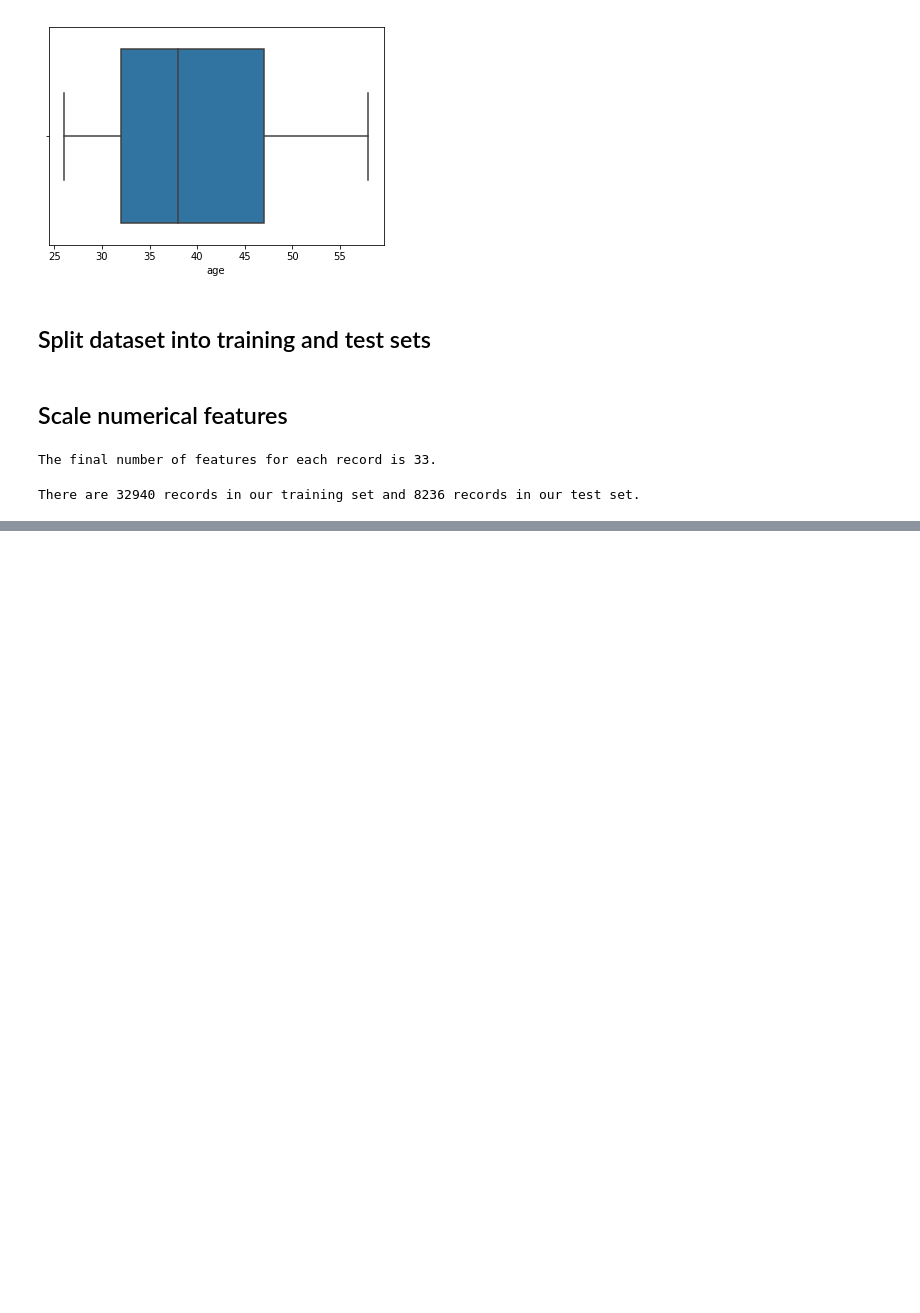
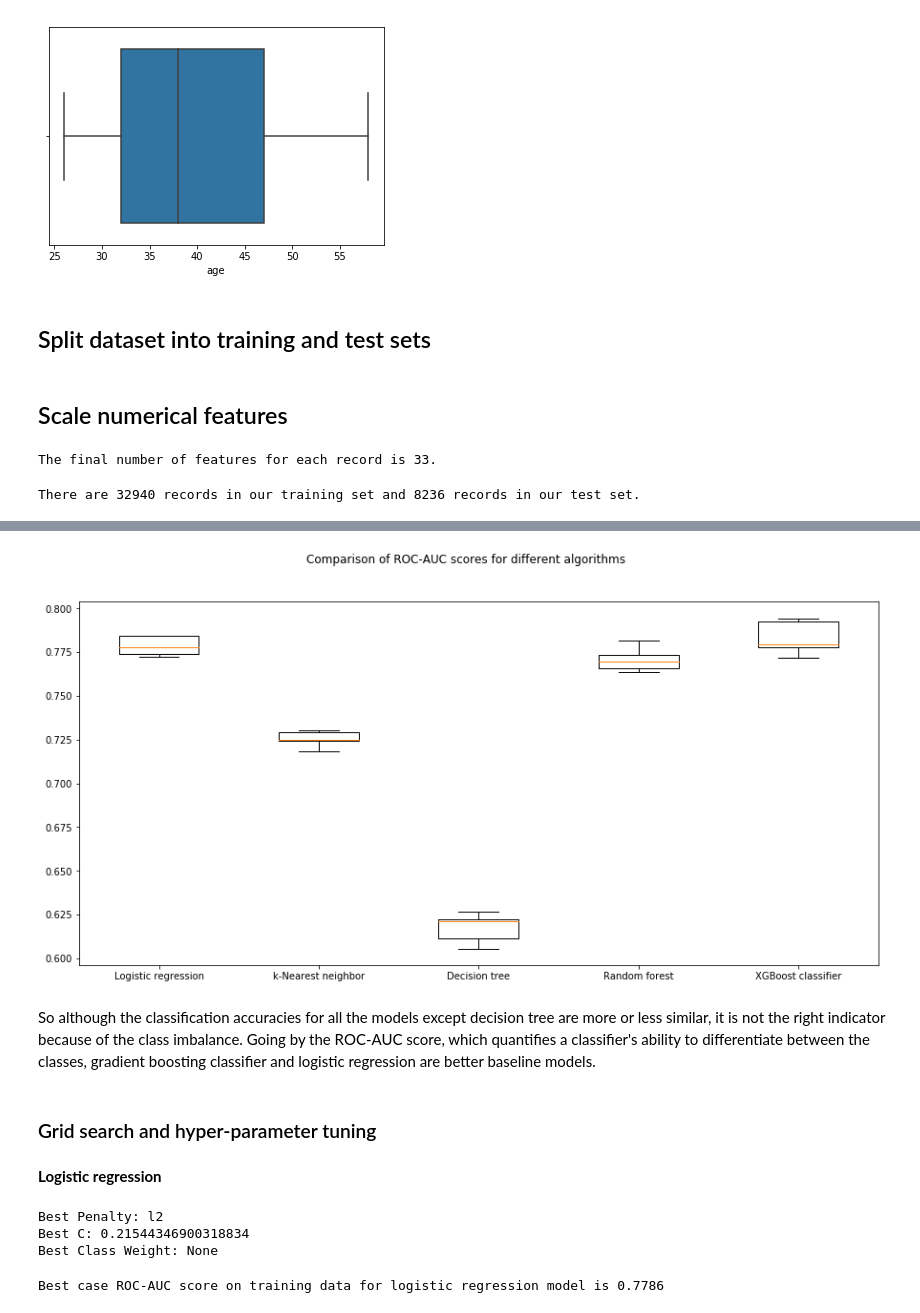
Before and after one commit to ahanagangopadhyay/improving-bank-telemarketing-campaigns, a Jupyter notebook: codes/baseline_code.ipynb, the cells around one changed output, grey strips where cells are left out. Cells and saved outputs as stored; diff of their text form; code cells hidden in the pictures; blank space fills up the shorter version.

Commit message:
Merge data preprocessing and model codes

```diff
--- a/codes/1_data_preprocessing.ipynb
+++ b/codes/baseline_code.ipynb
@@ -460,0 +505,32 @@ There are 32940 records in our training set and 8236 records in our test set.
+# %%
+# Make a list of algorithms to implement
+models = []
+models.append(('Logistic regression', LogisticRegression(max_iter=500)))
+models.append(('k-Nearest neighbor', KNeighborsClassifier()))
+models.append(('Decision tree', DecisionTreeClassifier()))
+models.append(('Random forest', RandomForestClassifier()))
+models.append(('XGBoost classifier', XGBClassifier()))
+# %%
+# Make a dataframe to store classification metrics
+col = ['Algorithm', 'Mean ROC-AUC', 'S.D. AUC-ROC', 'Mean Accuracy', 'S.D. Accuracy']
+df_results = pd.DataFrame(columns=col)
+auc_results = []
+acc_results = []
+i = 0
+
+# Fit the models one by one
+for name, model in models:
+    kfold = KFold(n_splits=5, shuffle=True, random_state=10)  # 5-fold cross-validation
+    cv_auc_results = cross_val_score(model, x_train, y_train, cv=5, scoring='roc_auc')
+    auc_results.append(cv_auc_results)
+    cv_acc_results = cross_val_score(model, x_train, y_train, cv=5, scoring='accuracy')
+    acc_results.append(cv_acc_results)
+    df_results.loc[i] = [name,
+                         cv_auc_results.mean(),
+                         cv_auc_results.std(),
+                         cv_acc_results.mean(),
+                         cv_acc_results.std()
+                         ]
+    i += 1
+    print(f'Fitting {name} model...')
+df_results.sort_values(by=['Mean ROC-AUC'], ascending=False)
@@ -460,0 +549,35 @@ There are 32940 records in our training set and 8236 records in our test set.
+# %%
+fig = plt.figure(figsize=(15, 7))
+fig.suptitle('Comparison of ROC-AUC scores for different algorithms')
+ax = fig.add_subplot(111)
+plt.boxplot(auc_results)
+ax.set_xticklabels(df_results['Algorithm'])
+plt.show()
+# %% [output]
+[figure, added]
+# %% [markdown]
+So although the classification accuracies for all the models except decision tree are more or less similar, it is not the right indicator because of the class imbalance. Going by the ROC-AUC score, which quantifies a classifier's ability to differentiate between the classes, gradient boosting classifier and logistic regression are better baseline models.
+# %% [markdown]
+### Grid search and hyper-parameter tuning <a name="grid_search"></a>
+# %% [markdown]
+**Logistic regression** <a name="grid_logistic1"></a>
+# %%
+logistic = LogisticRegression(max_iter=1000)
+C = np.logspace(-2, 4, 10)
+class_weight = ['None', 'balanced']
+hyperparameters_logistic = dict(C=C, class_weight=class_weight)
+clf = GridSearchCV(logistic, hyperparameters_logistic, cv=5, verbose=0)
+best_logistic = clf.fit(x_train, y_train)
+print('Best Penalty:', best_logistic.best_estimator_.get_params()['penalty'])
+print('Best C:', best_logistic.best_estimator_.get_params()['C'])
+print('Best Class Weight:', best_logistic.best_estimator_.get_params()['class_weight'])
+# %% [output]
+Best Penalty: l2
+Best C: 0.21544346900318834
+Best Class Weight: None
+# %%
+cv_auc_results = cross_val_score(best_logistic.best_estimator_, x_train, y_train, cv=5, scoring='roc_auc')
+best_logistic_rocauc_train = round(cv_auc_results.mean(), 4)
+print(f'Best case ROC-AUC score on training data for logistic regression model is {best_logistic_rocauc_train}')
+# %% [output]
+Best case ROC-AUC score on training data for logistic regression model is 0.7786
```
Also changed, not shown: parts of 29 cells of this notebook, 3 other files.
